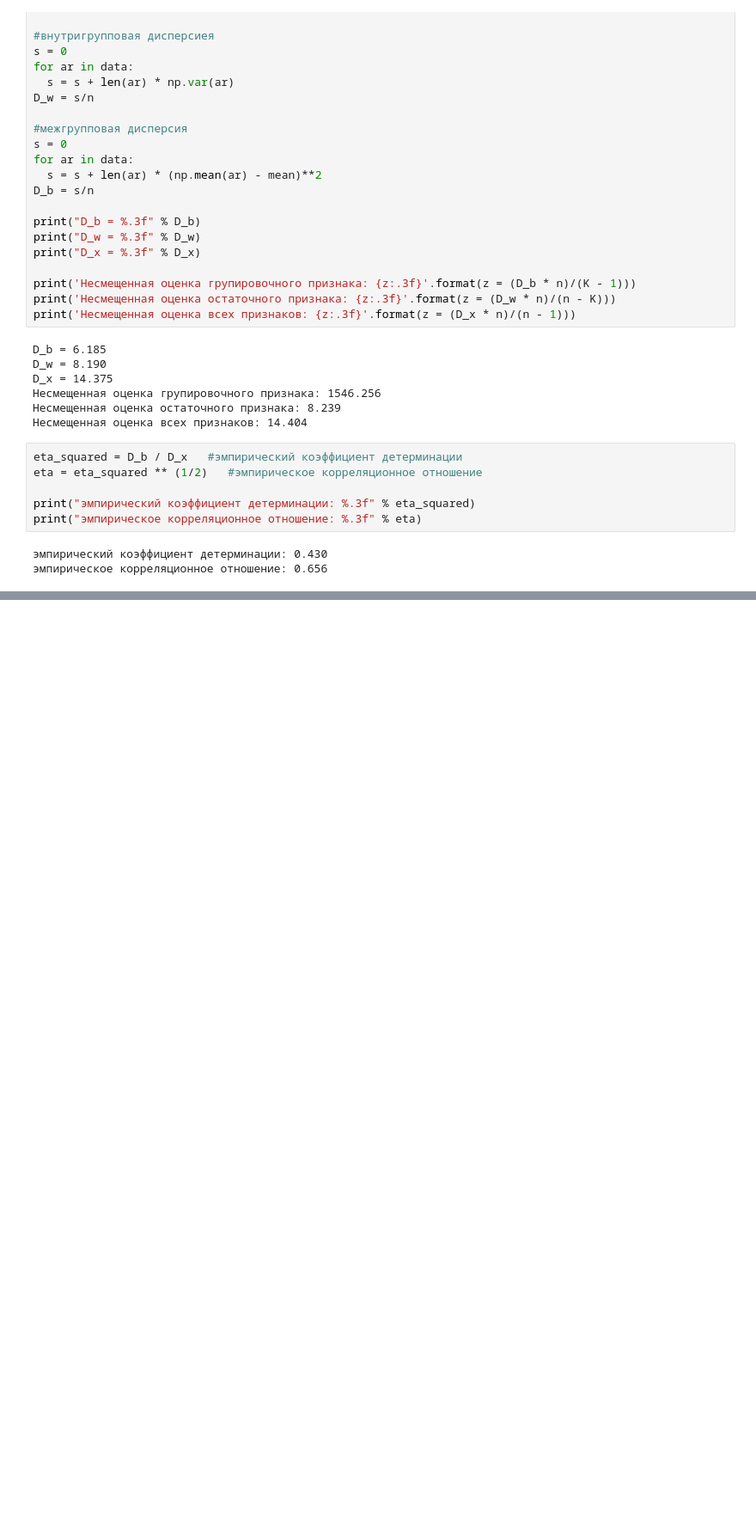
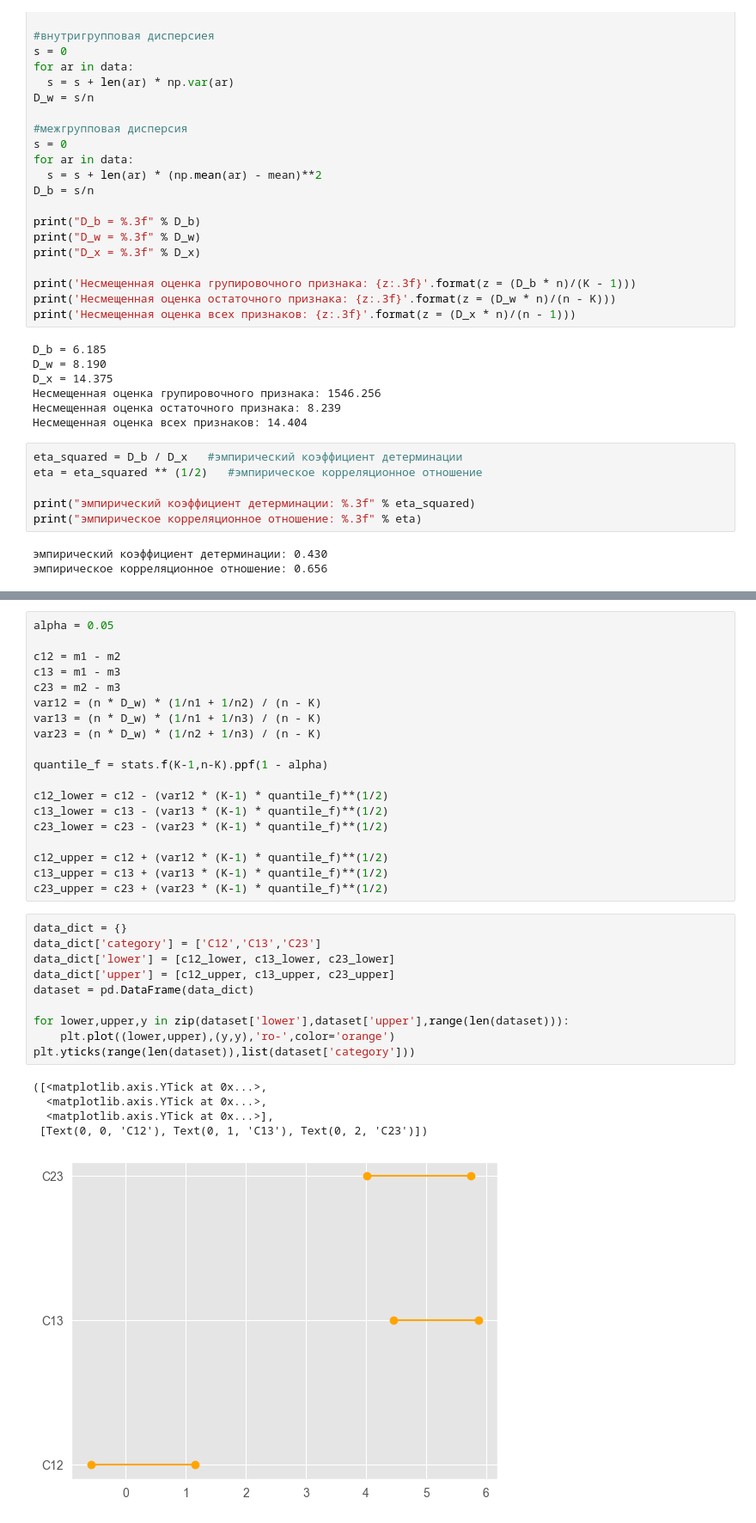
Before and after one commit to MEPhI-Floppas/matstat.py, a Jupyter notebook: LAB3-1.ipynb, the cells around one changed output, grey strips where cells are left out. Shown: that part at 86% size. Cells and saved outputs as stored; diff of their text form; blank space fills up the shorter version.

```diff
--- a/LAB3-1.ipynb
+++ b/LAB3-1.ipynb
@@ -172,0 +198,35 @@ print("эмпирическое корреляционное отношение:
+# %%
+alpha = 0.05
+
+c12 = m1 - m2
+c13 = m1 - m3
+c23 = m2 - m3
+var12 = (n * D_w) * (1/n1 + 1/n2) / (n - K)
+var13 = (n * D_w) * (1/n1 + 1/n3) / (n - K)
+var23 = (n * D_w) * (1/n2 + 1/n3) / (n - K)
+
+quantile_f = stats.f(K-1,n-K).ppf(1 - alpha)
+
+c12_lower = c12 - (var12 * (K-1) * quantile_f)**(1/2)
+c13_lower = c13 - (var13 * (K-1) * quantile_f)**(1/2)
+c23_lower = c23 - (var23 * (K-1) * quantile_f)**(1/2)
+
+c12_upper = c12 + (var12 * (K-1) * quantile_f)**(1/2)
+c13_upper = c13 + (var13 * (K-1) * quantile_f)**(1/2)
+c23_upper = c23 + (var23 * (K-1) * quantile_f)**(1/2)
+# %%
+data_dict = {}
+data_dict['category'] = ['C12','C13','C23']
+data_dict['lower'] = [c12_lower, c13_lower, c23_lower]
+data_dict['upper'] = [c12_upper, c13_upper, c23_upper]
+dataset = pd.DataFrame(data_dict)
+
+for lower,upper,y in zip(dataset['lower'],dataset['upper'],range(len(dataset))):
+    plt.plot((lower,upper),(y,y),'ro-',color='orange')
+plt.yticks(range(len(dataset)),list(dataset['category']))
+# %% [output]
+([<matplotlib.axis.YTick at 0x...>,
+  <matplotlib.axis.YTick at 0x...>,
+  <matplotlib.axis.YTick at 0x...>],
+ [Text(0, 0, 'C12'), Text(0, 1, 'C13'), Text(0, 2, 'C23')])
+[figure, added]
```
Also changed, not shown: parts of 2 cells of this notebook.
